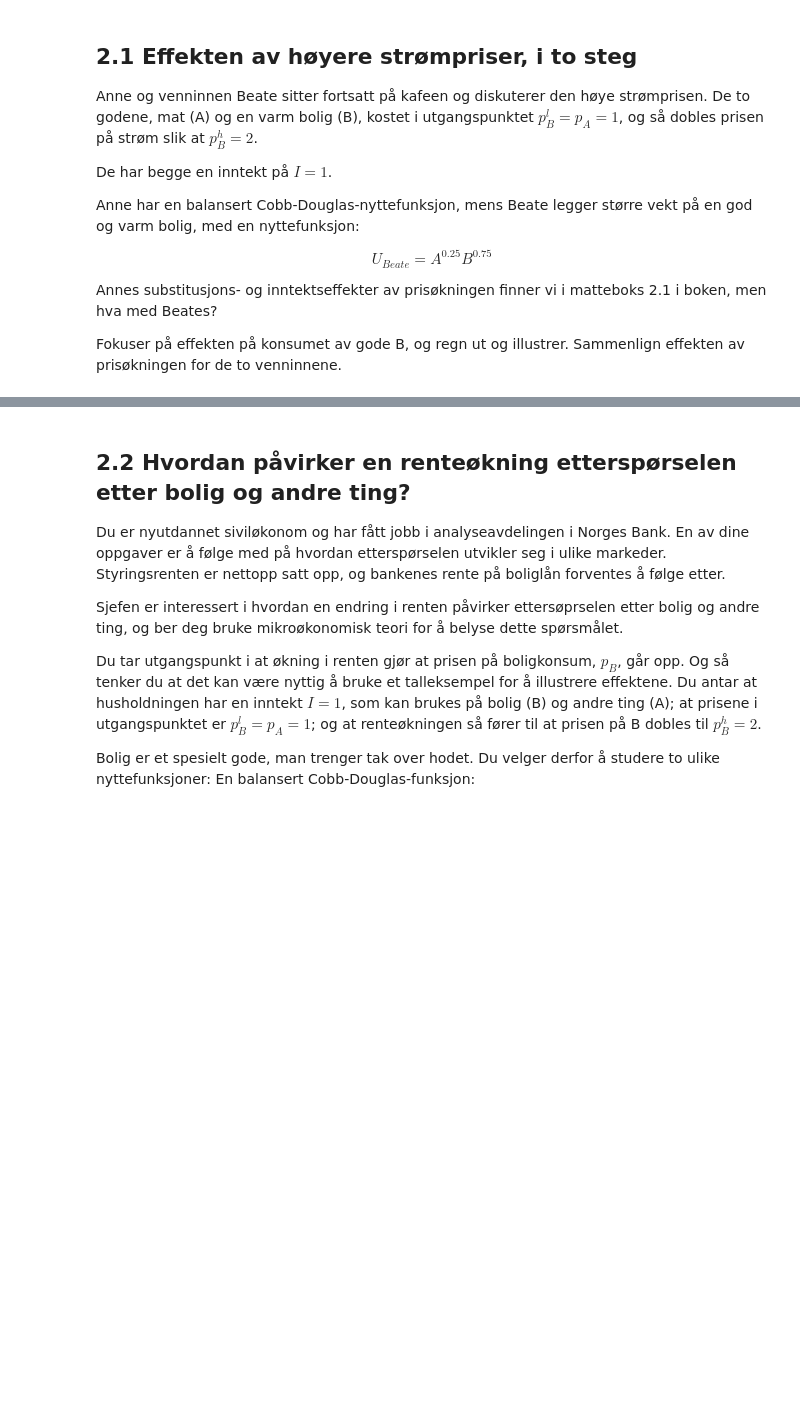
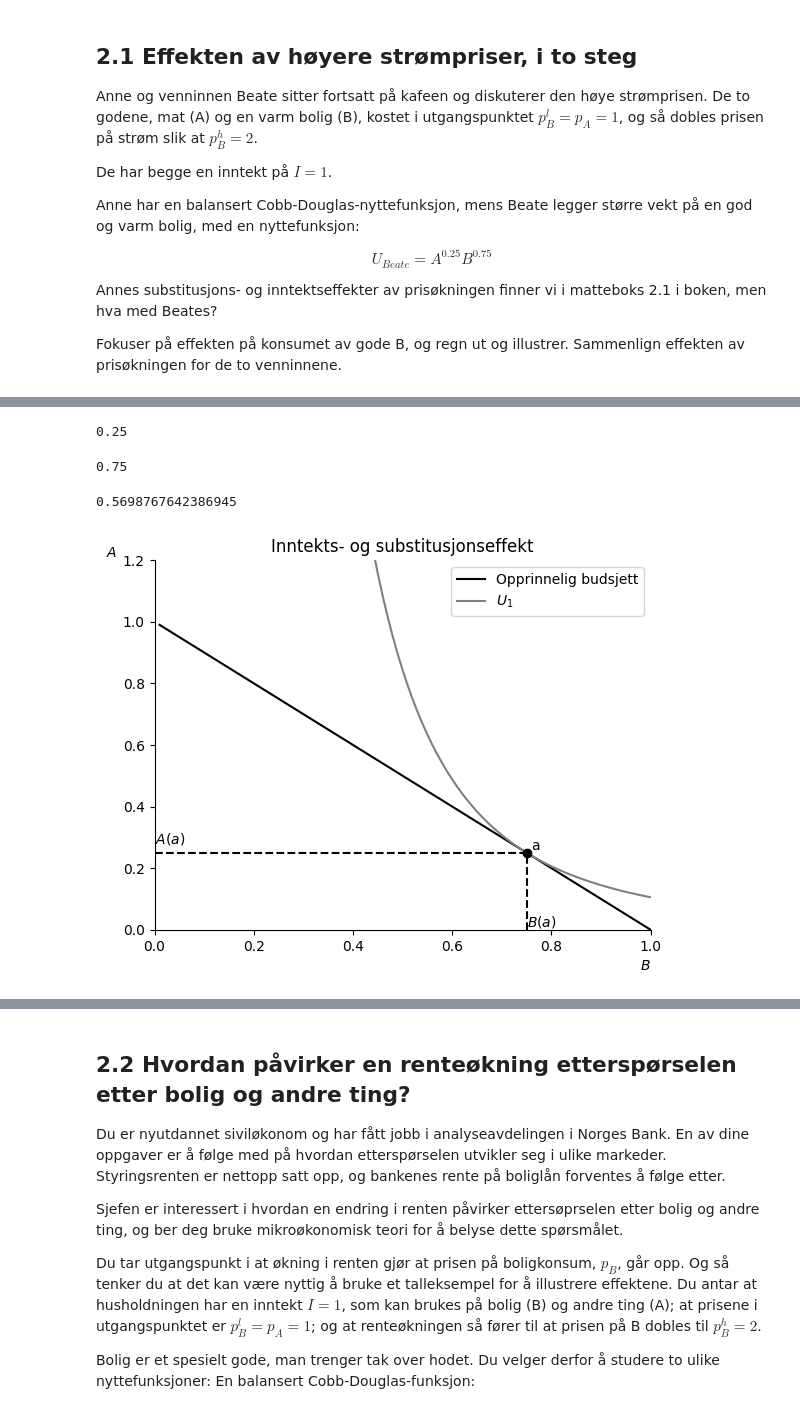
Before and after one commit to uit-sok-1303-v26/uit-sok-1303.v26.github.io, a Jupyter notebook: Konsumenteori - Kapittel 2.ipynb, the cells around one changed output, grey strips where cells are left out. Saved outputs shown, nothing was run; the diff lists cells and outputs as text; code cells hidden in the pictures; blank space fills up the shorter version.

```diff
--- a/Konsumenteori - Kapittel 2.ipynb
+++ b/Konsumenteori - Kapittel 2.ipynb
@@ -279,0 +312,10 @@ Fokuser på effekten på konsumet av gode B, og regn ut og illustrer. Sammenlign
+# %%
+A, B, I, p_A, p_B, = sp.symbols("A B I p_A p_B", real=True, positive=True)
+
+alpha = 0.25
+beta = 0.75
+
+# nytte
+nytte = A**alpha*B**beta
+
+nytte
@@ -279,0 +391,57 @@ Fokuser på effekten på konsumet av gode B, og regn ut og illustrer. Sammenlign
+# %%
+
+# sett inn verdier
+
+B_eq_num = float(B_eq.subs([(I, 1), (p_A, 1), (p_B, 1)]))
+A_eq_num = float(A_eq.subs([(I, 1), (p_A, 1), (p_B, 1)]))
+nytte_num = float(Vcd.subs([(I, 1), (p_A, 1), (p_B, 1)]))
+display(A_eq_num)
+display(B_eq_num)
+display(nytte_num)
+# %% [output]
+0.25
+0.75
+0.5698767642386945
+# %%
+# tegne steg 1
+
+# lage en akse
+
+x=np.linspace(0.01,1, 100)
+
+def create_ax():
+                fig, ax = plt.subplots()
+                ax.set_ylabel('$A$', loc='top', rotation=0)
+                ax.set_xlabel('$B$', loc='right')
+
+                ax.spines['top'].set_color('none')
+                ax.spines['right'].set_color('none')
+
+                return fig, ax
+
+
+fig, ax = create_ax()
+ax.set(xlim=(0,1))
+ax.set(ylim=(0,1.2))
+
+#Obs budjsett er definert som inntekt, x, pris på B, pris på A, ikke omvendt.
+ax.plot(x, budsjett(1, x, 1, 1), color='black', label='Opprinnelig budsjett')
+ax.plot(x, ind_kcd_fn(x,nytte_num), color='grey',label='$U_1$')
+
+ax.vlines(B_eq_num, 0, A_eq_num, ls='dashed', color='black')
+ax.hlines(A_eq_num, 0, B_eq_num, ls='dashed', color='black')
+
+ax.annotate('$B(a)$', (B_eq_num, 0.01), annotation_clip=False)
+ax.annotate('$A(a)$', (0, A_eq_num+0.03), annotation_clip=False)
+ax.annotate('a', (B_eq_num+0.01,A_eq_num+0.01))
+ax.plot(B_eq_num, A_eq_num , marker='o', color='black')
+
+
+
+# tittel
+ax.set_title('Inntekts- og substitusjonseffekt')
+
+#vis navnene:
+ax.legend();
+# %% [output]
+[figure, added]
```
Also changed, not shown: parts of 26 cells of this notebook, 1 other file.
